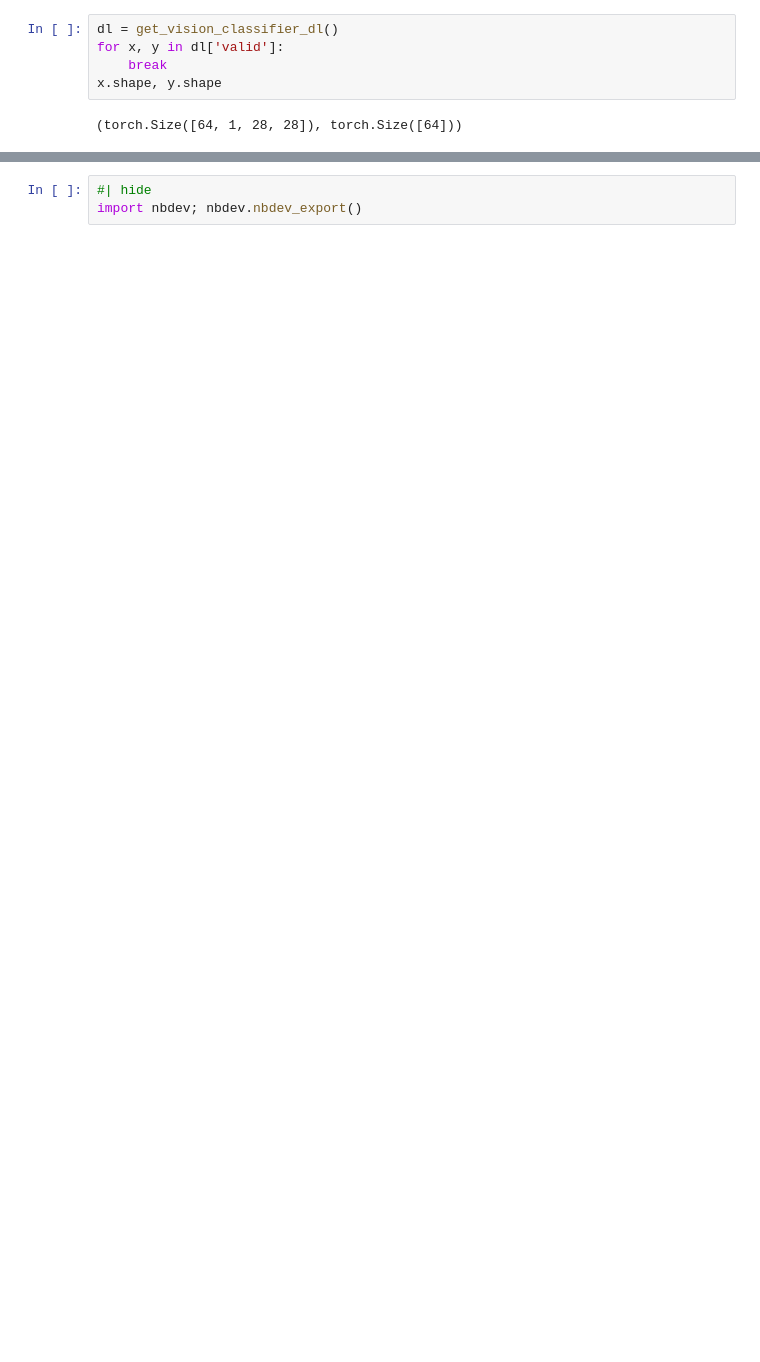
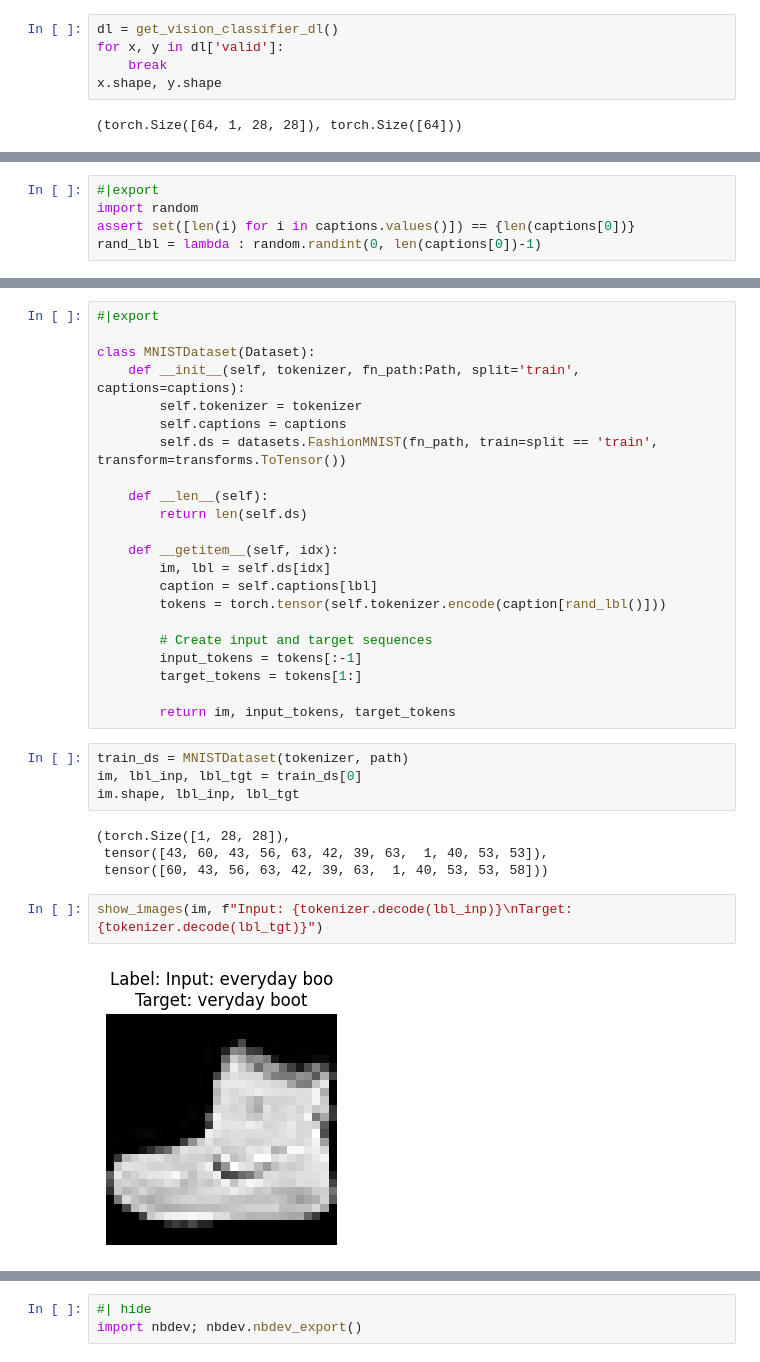
Before and after one commit to tripathysagar/NanoTransformer, a Jupyter notebook: nbs/00_data.ipynb, the cells around one changed output, grey strips where cells are left out. Drawn from its saved outputs; the diff is of its cells as text; blank space fills up the shorter version.

```diff
--- a/nbs/00_data.ipynb
+++ b/nbs/00_data.ipynb
@@ -219,0 +280,5 @@ show_images(x[-1], y[-1])
+# %%
+#|export
+import random
+assert set([len(i) for i in captions.values()]) == {len(captions[0])}
+rand_lbl = lambda : random.randint(0, len(captions[0])-1)
@@ -219,0 +299,34 @@ show_images(x[-1], y[-1])
+# %%
+#|export
+
+class MNISTDataset(Dataset):
+    def __init__(self, tokenizer, fn_path:Path, split='train', captions=captions):
+        self.tokenizer = tokenizer
+        self.captions = captions
+        self.ds = datasets.FashionMNIST(fn_path, train=split == 'train', transform=transforms.ToTensor())
+
+    def __len__(self):
+        return len(self.ds)
+
+    def __getitem__(self, idx):
+        im, lbl = self.ds[idx]
+        caption = self.captions[lbl]
+        tokens = torch.tensor(self.tokenizer.encode(caption[rand_lbl()]))
+
+        # Create input and target sequences
+        input_tokens = tokens[:-1]
+        target_tokens = tokens[1:]
+
+        return im, input_tokens, target_tokens
+# %%
+train_ds = MNISTDataset(tokenizer, path)
+im, lbl_inp, lbl_tgt = train_ds[0]
+im.shape, lbl_inp, lbl_tgt
+# %% [output]
+(torch.Size([1, 28, 28]),
+ tensor([43, 60, 43, 56, 63, 42, 39, 63,  1, 40, 53, 53]),
+ tensor([60, 43, 56, 63, 42, 39, 63,  1, 40, 53, 53, 58]))
+# %%
+show_images(im, f"Input: {tokenizer.decode(lbl_inp)}\nTarget: {tokenizer.decode(lbl_tgt)}")
+# %% [output]
+[figure, added]
```
Also changed, not shown: parts of 15 cells of this notebook, 7 other files.
